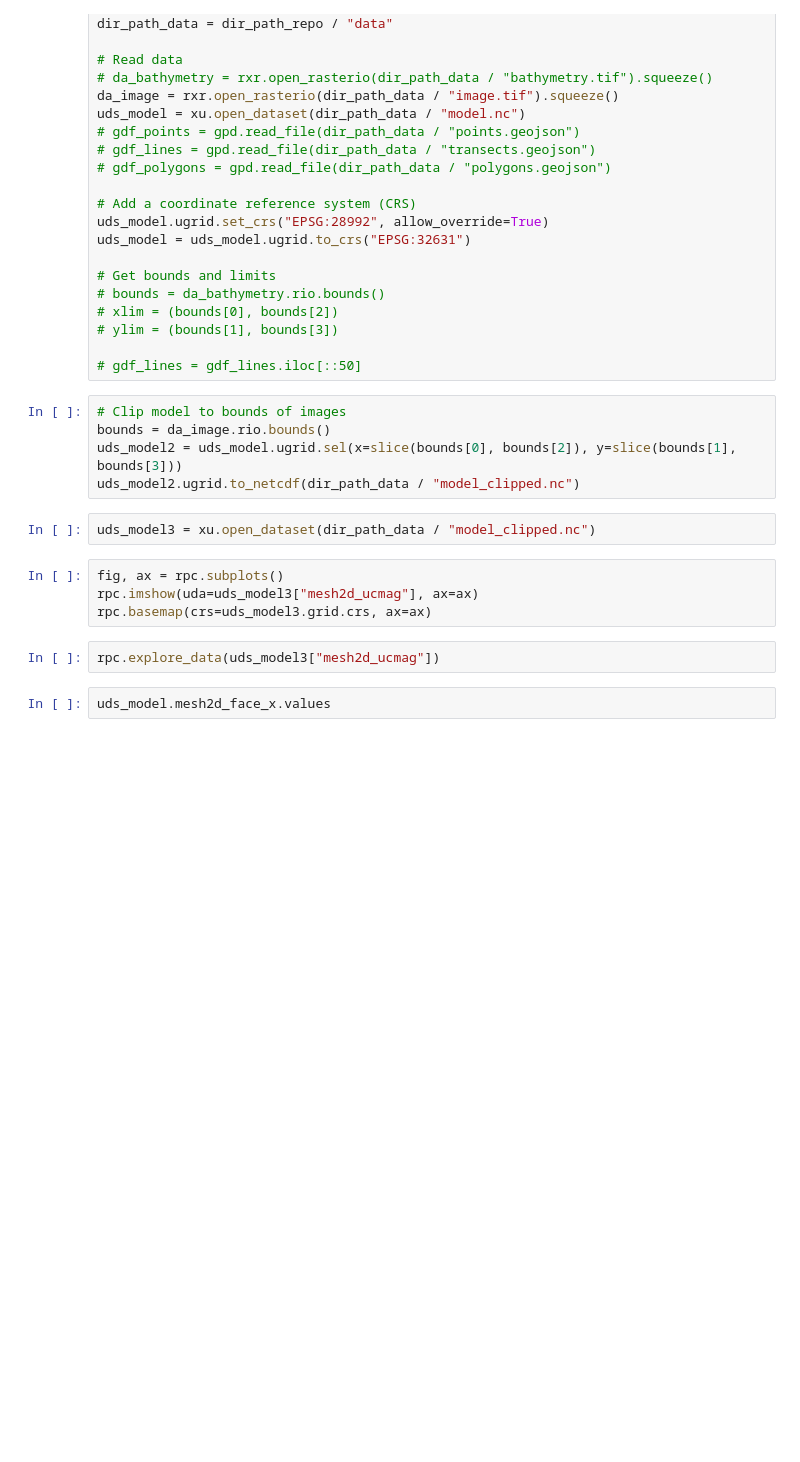
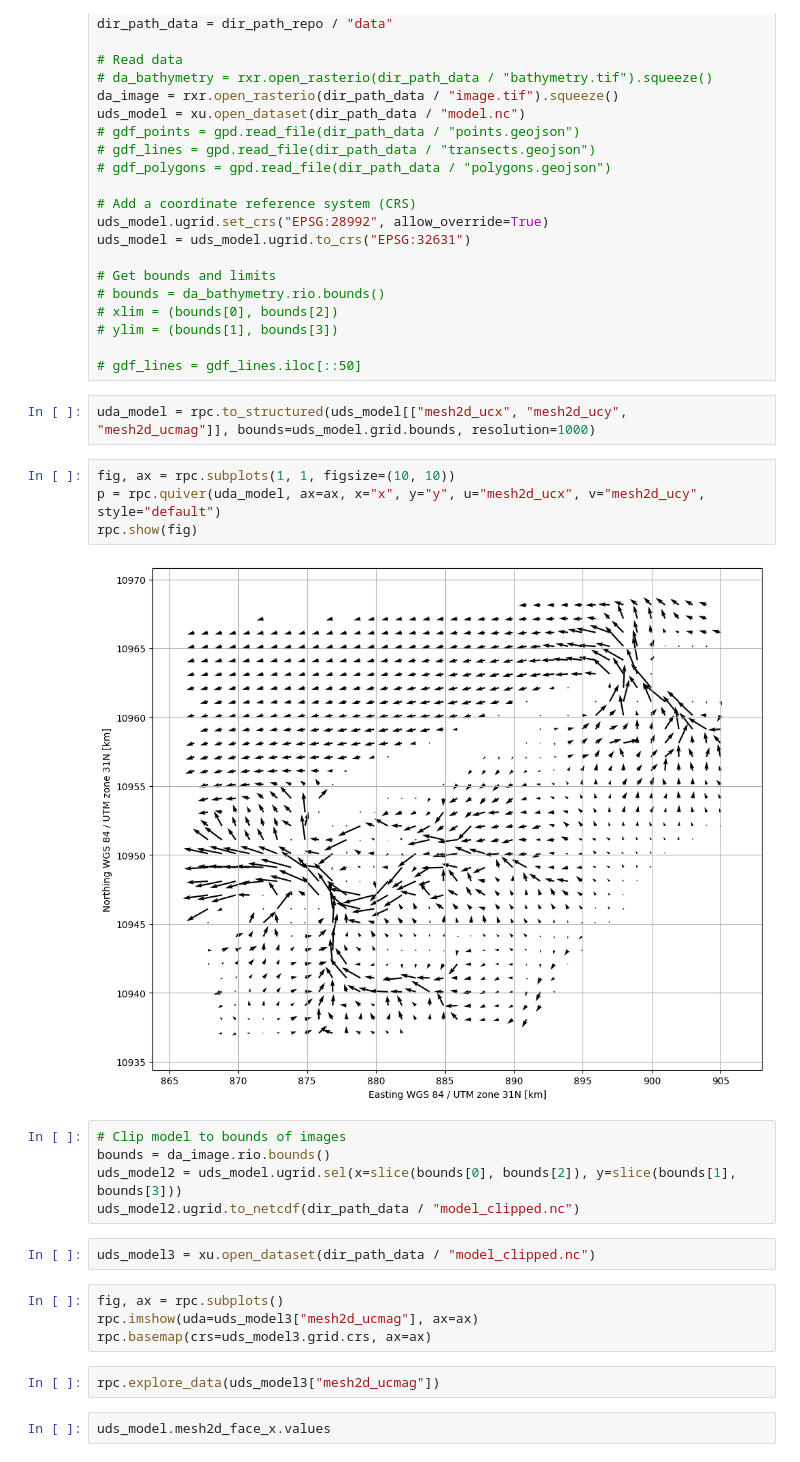
Before and after one commit to Ruben-White/resplotlib, a Jupyter notebook: notebooks/test.ipynb, the cells around one changed output. Cells and saved outputs as stored; diff of their text form; blank space fills up the shorter version.

```diff
--- a/notebooks/test.ipynb
+++ b/notebooks/test.ipynb
@@ -29,6 +29,14 @@ uds_model = uds_model.ugrid.to_crs("EPSG:32631")
 # ylim = (bounds[1], bounds[3])
 
 # gdf_lines = gdf_lines.iloc[::50]
+# %%
+uda_model = rpc.to_structured(uds_model[["mesh2d_ucx", "mesh2d_ucy", "mesh2d_ucmag"]], bounds=uds_model.grid.bounds, resolution=1000)
+# %%
+fig, ax = rpc.subplots(1, 1, figsize=(10, 10))
+p = rpc.quiver(uda_model, ax=ax, x="x", y="y", u="mesh2d_ucx", v="mesh2d_ucy", style="default")
+rpc.show(fig)
+# %% [output]
+[figure, added]
 # %%
 # Clip model to bounds of images
 bounds = da_image.rio.bounds()
```
